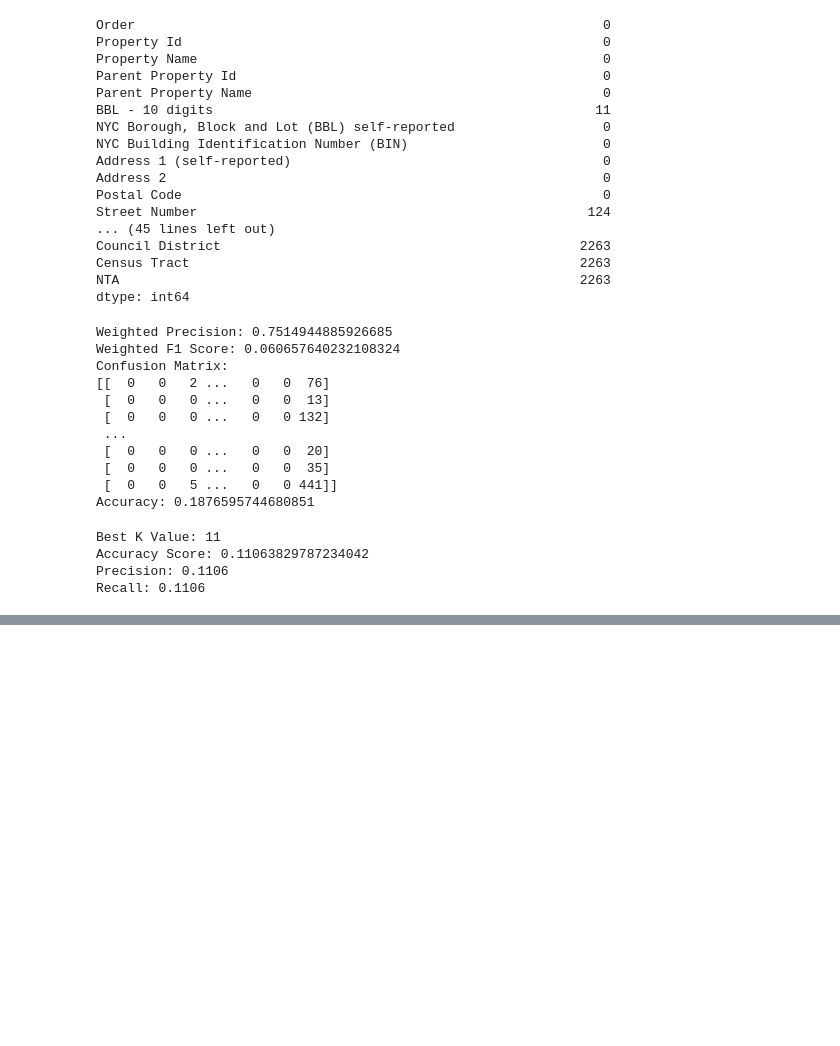
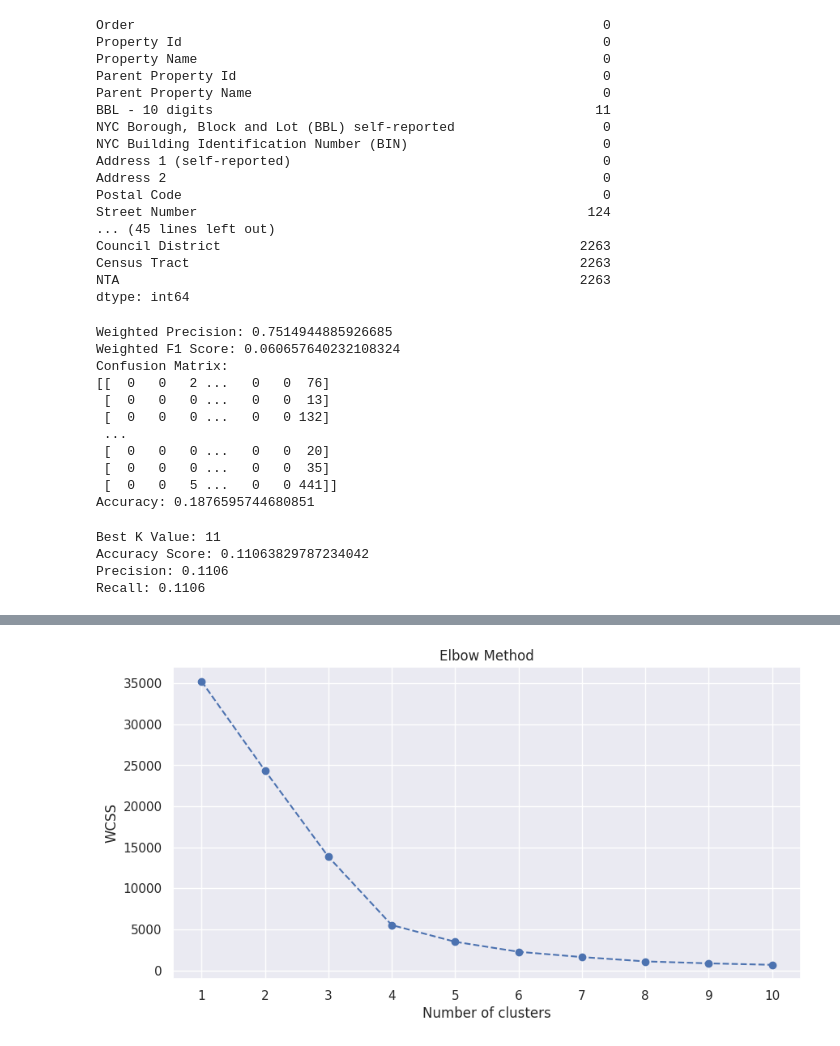
Before and after one commit to shibajiray/programming-foundations-data-structures-4410875, a Jupyter notebook: shibajisproject.ipynb, the cells around one changed output, grey strips where cells are left out. Saved outputs shown, nothing was run; the diff lists cells and outputs as text; code cells hidden in the pictures; blank space fills up the shorter version.

```diff
--- a/shibajisproject.ipynb
+++ b/shibajisproject.ipynb
@@ -318,0 +282,76 @@ KeyError: "['Feature1', 'Feature2', 'Feature3'] not in index"
+# %%
+import pandas as pd
+from sklearn.cluster import KMeans
+from sklearn.preprocessing import StandardScaler
+import matplotlib.pyplot as plt
+
+# Load the dataset (replace 'your_dataset.csv' with your actual file path)
+df = pd.read_csv('Energy_and_Water_Data_Disclosure_for_Local_Law_84_2017__Data_for_Calendar_Year_2016_.csv')
+
+
+# Assuming 'df' is your DataFrame
+#features = ['ENERGY STAR Score', 'Site EUI (kBtu/ft²)', 'Total GHG Emissions (Metric Tons CO2e)']
+#X = df[features]
+
+# Check for missing values and decide how to handle them (e.g., with imputation or removal)
+# Here's a simple imputation example, replacing missing values with the median of each column
+#X = X.fillna(X.median())
+
+# Standardizing the features
+#from sklearn.preprocessing import StandardScaler
+#scaler = StandardScaler()
+#X_scaled = scaler.fit_transform(X)
+
+# addition
+
+import pandas as pd
+import numpy as np
+from sklearn.preprocessing import StandardScaler
+
+# Assuming 'df' is your DataFrame and features contains the column names
+features = ['ENERGY STAR Score', 'Site EUI (kBtu/ft²)', 'Total GHG Emissions (Metric Tons CO2e)']
+X = df[features]
+
+# Convert 'Not Available' to NaN so it can be handled by fillna
+X = X.replace('Not Available', np.nan)
+
+# Convert all columns to numeric, coercing errors will turn unconvertible values to NaN
+X = X.apply(pd.to_numeric, errors='coerce')
+
+# Fill NaN values with the median of each column, specifying numeric_only=True to address the warning
+X = X.fillna(X.median(numeric_only=True))
+
+# Standardizing the features
+scaler = StandardScaler()
+X_scaled = scaler.fit_transform(X)
+
+# X_scaled is now ready for clustering
+
+
+
+# Assuming df is your DataFrame and features are already defined
+#features = ['Feature1', 'Feature2', 'Feature3', ...]  # Replace with your actual feature column names
+#X = df[features]
+
+# Standardizing the features
+#scaler = StandardScaler()
+#X_scaled = scaler.fit_transform(X)
+
+# Calculating WCSS for different numbers of clusters
+wcss = []
+for i in range(1, 11):  # Checking for 1 to 10 clusters
+    kmeans = KMeans(n_clusters=i, init='k-means++', max_iter=300, n_init=10, random_state=42)
+    kmeans.fit(X_scaled)
+    wcss.append(kmeans.inertia_)
+
+# Plotting the results onto a line graph to observe the 'Elbow'
+plt.figure(figsize=(10, 5))
+plt.plot(range(1, 11), wcss, marker='o', linestyle='--')
+plt.title('Elbow Method')
+plt.xlabel('Number of clusters')
+plt.ylabel('WCSS')  # Within cluster sum of squares
+plt.xticks(range(1, 11))
+plt.grid(True)
+plt.show()
+# %% [output]
+[figure, added]
```
Also changed, not shown: parts of 2 cells of this notebook.
